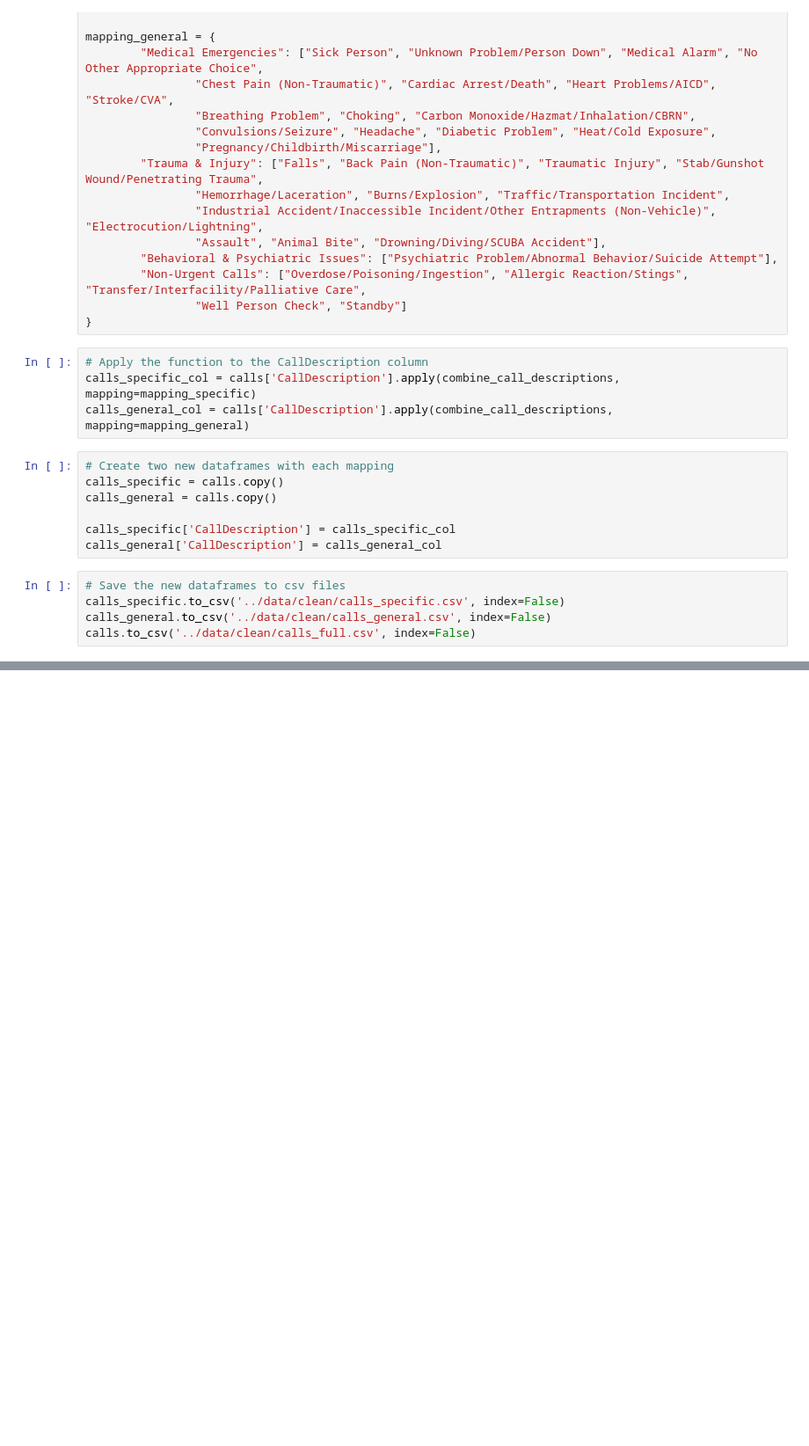
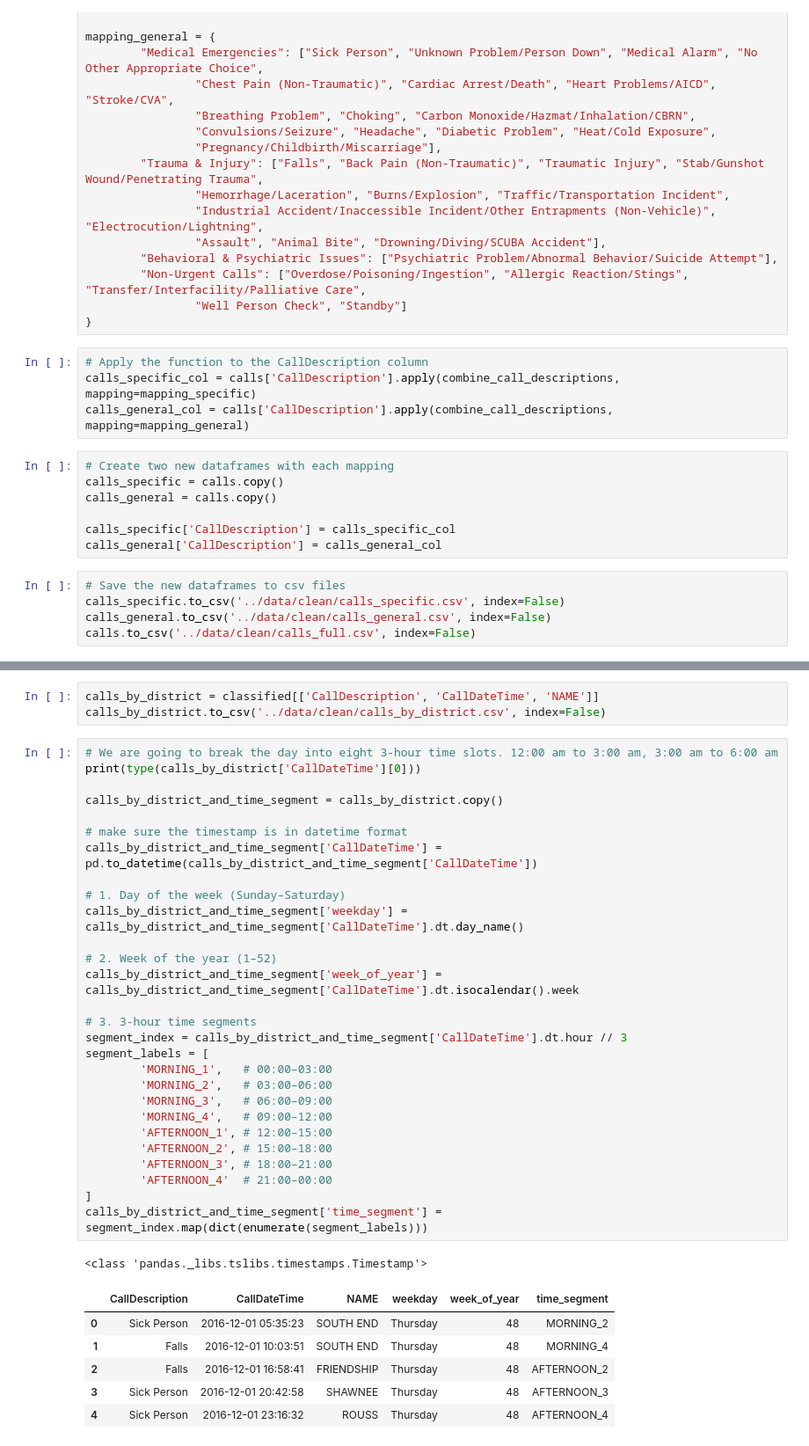
Before and after one commit to baywigg/ML4VA, a Jupyter notebook: cleaning/data_cleaning.ipynb, the cells around one changed output, grey strips where cells are left out. Shown: that part at 88% size. Drawn from its saved outputs; the diff is of its cells as text; blank space fills up the shorter version.

```diff
--- a/cleaning/data_cleaning.ipynb
+++ b/cleaning/data_cleaning.ipynb
@@ -123,0 +158,39 @@ calls.to_csv('../data/clean/calls_full.csv', index=False)
+# %%
+calls_by_district = classified[['CallDescription', 'CallDateTime', 'NAME']]
+calls_by_district.to_csv('../data/clean/calls_by_district.csv', index=False)
+# %%
+# We are going to break the day into eight 3-hour time slots. 12:00 am to 3:00 am, 3:00 am to 6:00 am
+print(type(calls_by_district['CallDateTime'][0]))
+
+calls_by_district_and_time_segment = calls_by_district.copy()
+
+# make sure the timestamp is in datetime format
+calls_by_district_and_time_segment['CallDateTime'] = pd.to_datetime(calls_by_district_and_time_segment['CallDateTime'])
+
+# 1. Day of the week (Sunday–Saturday)
+calls_by_district_and_time_segment['weekday'] = calls_by_district_and_time_segment['CallDateTime'].dt.day_name()
+
+# 2. Week of the year (1–52)
+calls_by_district_and_time_segment['week_of_year'] = calls_by_district_and_time_segment['CallDateTime'].dt.isocalendar().week
+
+# 3. 3-hour time segments
+segment_index = calls_by_district_and_time_segment['CallDateTime'].dt.hour // 3
+segment_labels = [
+        'MORNING_1',   # 00:00–03:00
+        'MORNING_2',   # 03:00–06:00
+        'MORNING_3',   # 06:00–09:00
+        'MORNING_4',   # 09:00–12:00
+        'AFTERNOON_1', # 12:00–15:00
+        'AFTERNOON_2', # 15:00–18:00
+        'AFTERNOON_3', # 18:00–21:00
+        'AFTERNOON_4'  # 21:00–00:00
+]
+calls_by_district_and_time_segment['time_segment'] = segment_index.map(dict(enumerate(segment_labels)))
+# %% [output]
+<class 'pandas._libs.tslibs.timestamps.Timestamp'>
+|  | CallDescription | CallDateTime | NAME | weekday | week_of_year | time_segment |
+| 0 | Sick Person | 2016-12-01 05:35:23 | SOUTH END | Thursday | 48 | MORNING_2 |
+| 1 | Falls | 2016-12-01 10:03:51 | SOUTH END | Thursday | 48 | MORNING_4 |
+| 2 | Falls | 2016-12-01 16:58:41 | FRIENDSHIP | Thursday | 48 | AFTERNOON_2 |
+| 3 | Sick Person | 2016-12-01 20:42:58 | SHAWNEE | Thursday | 48 | AFTERNOON_3 |
+| 4 | Sick Person | 2016-12-01 23:16:32 | ROUSS | Thursday | 48 | AFTERNOON_4 |
```
Also changed, not shown: parts of 4 cells of this notebook, 4 other files.
